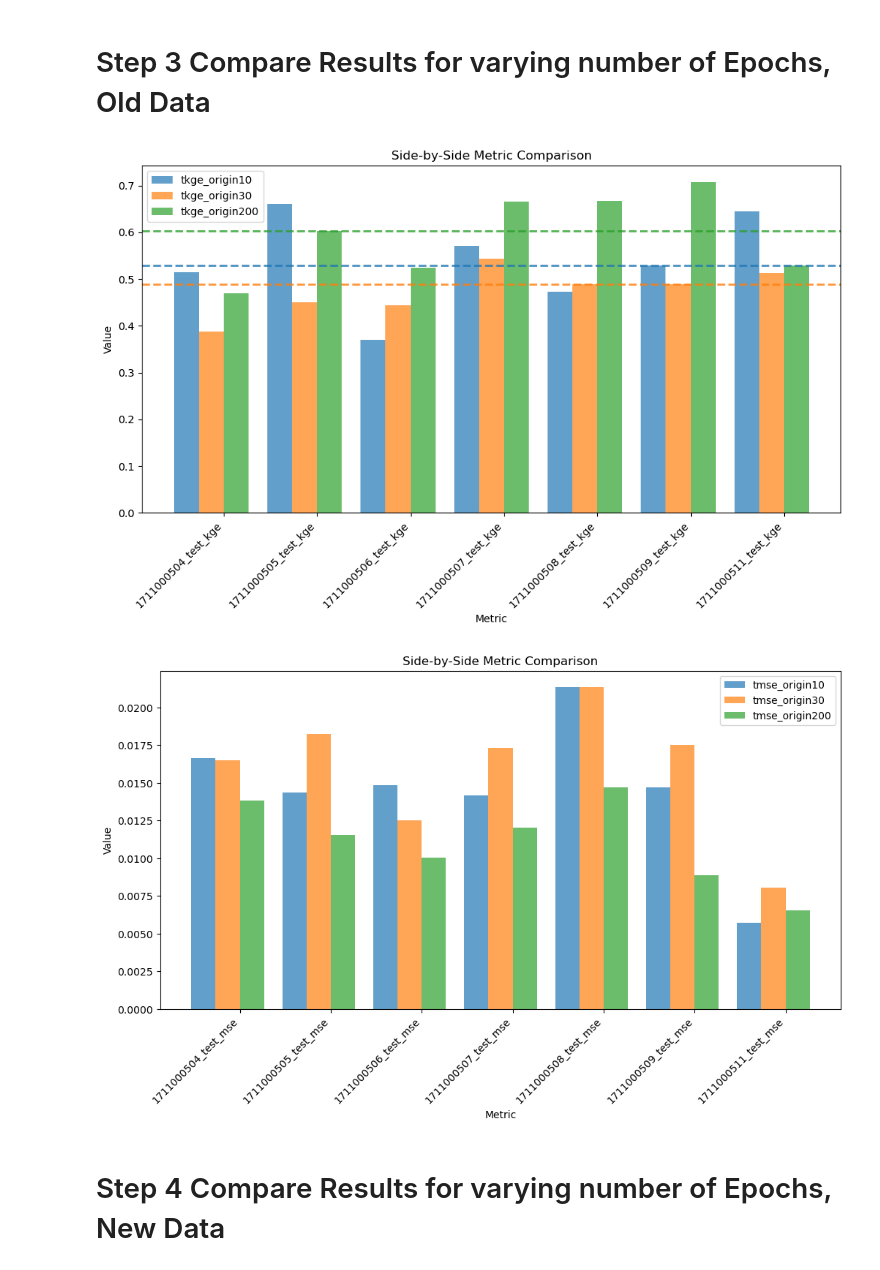
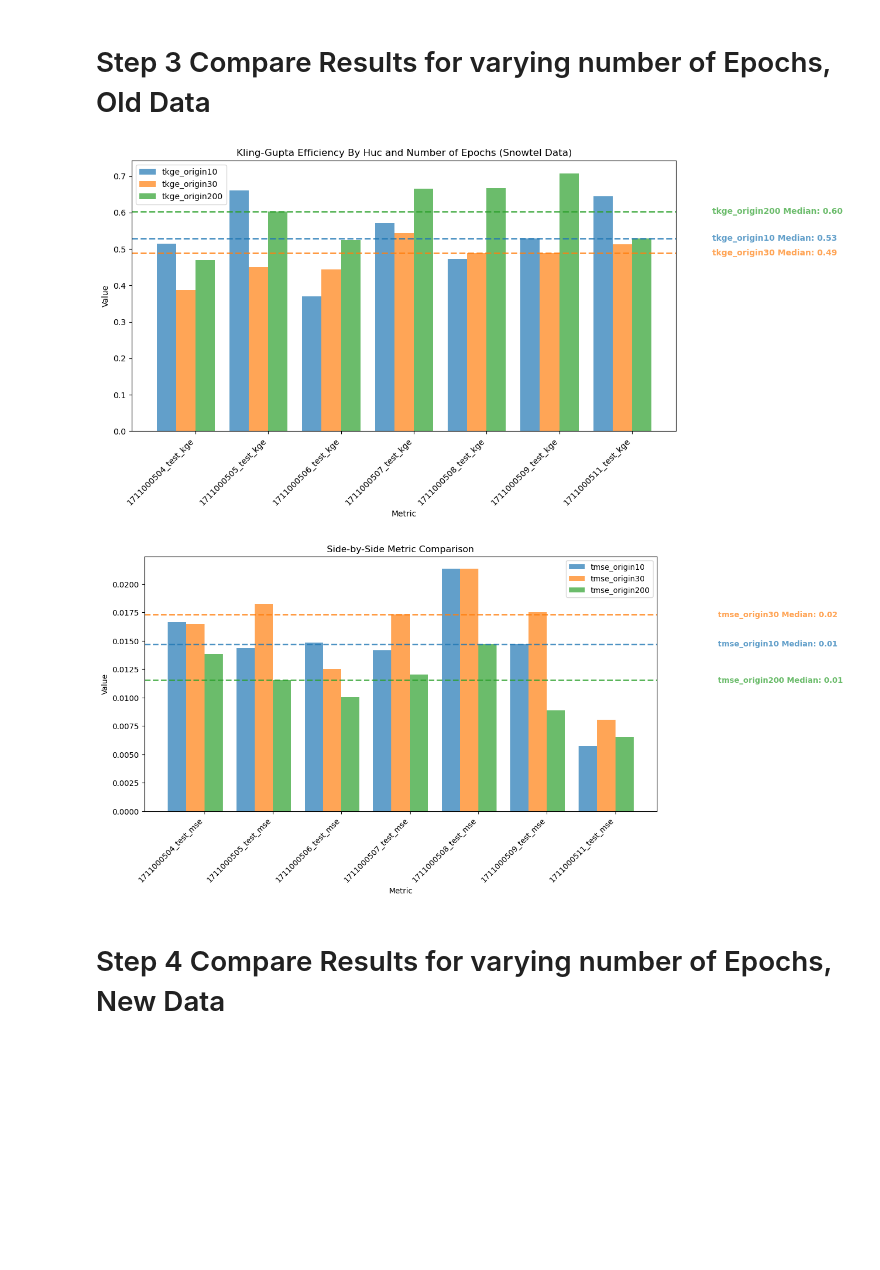
Before and after one commit to DSHydro/SnowML, a Jupyter notebook: notebooks/Prototype_Model_Results/VizHuc10Compare.ipynb, the cells around one changed output. Cells and saved outputs as stored; diff of their text form; code cells hidden in the pictures; blank space fills up the shorter version.

```diff
--- a/notebooks/Prototype_Model_Results/VizHuc10Compare.ipynb
+++ b/notebooks/Prototype_Model_Results/VizHuc10Compare.ipynb
@@ -107,7 +105,7 @@ df_orig200.head()
 # %%
 # define a function to plot results side by side
 
-def plot_side_by_side(*dfs_labels):
+def plot_side_by_side(*dfs_labels, title = "Side-by-Side Metric Comparison"):
     """Plots a side-by-side bar chart comparing values from multiple DataFrames by Metric.
 
     Parameters:
@@ -140,12 +138,15 @@ def plot_side_by_side(*dfs_labels):
     # Create bars for each dataset
     for i, (val, label, median) in enumerate(zip(values, labels, medians)):
         bars = ax.bar(x + (i - len(labels)/2) * width, val, width, label=label, alpha=0.7)
+        color = bars[0].get_facecolor()  # Get the color of the bars
         # Draw a median line for each dataset
         ax.axhline(y=median, color=bars[0].get_facecolor(), linestyle='dashed', linewidth=2, alpha=0.8)
+        ax.text(len(metrics) + 0.1, median, f"{label} Median: {median:.2f}",
+                va='center', ha='left', color=color, fontsize=10, fontweight='bold')
 
     ax.set_xlabel("Metric")
     ax.set_ylabel("Value")
-    ax.set_title("Side-by-Side Metric Comparison")
+    ax.set_title(title)
     ax.set_xticks(x)
     ax.set_xticklabels(metrics, rotation=45, ha="right")
     ax.legend()
@@ -158,14 +159,17 @@ def plot_side_by_side(*dfs_labels):
 # Step 3 Compare Results for varying number of Epochs, Old Data
 # %%
 # Klinge-Gupta Efficency (Higher is better; 1 is Perfect)
-plot_side_by_side(df_orig10_tkge, "tkge_origin10", df_orig30_tkge, "tkge_origin30", df_orig200_tkge, "tkge_origin200")
+plot_side_by_side(df_orig10_tkge, "tkge_origin10",
+                  df_orig30_tkge, "tkge_origin30",
+                  df_orig200_tkge, "tkge_origin200",
+                  title = "Kling-Gupta Efficiency By Huc and Number of Epochs (Snowtel Data)")
 # %% [output]
-[figure, old version]
+[figure, new version]
 # %%
 # MSE (Lower is better; 0 is Perfect)
 plot_side_by_side(df_orig10_tmse, "tmse_origin10", df_orig30_tmse, "tmse_origin30", df_orig200_tmse, "tmse_origin200")
 # %% [output]
-[figure, old version]
+[figure, new version]
 # %% [markdown]
 # Step 4 Compare Results for varying number of Epochs, New Data
 # %%
```
Also changed, not shown: parts of 7 cells of this notebook, 2 other files.
